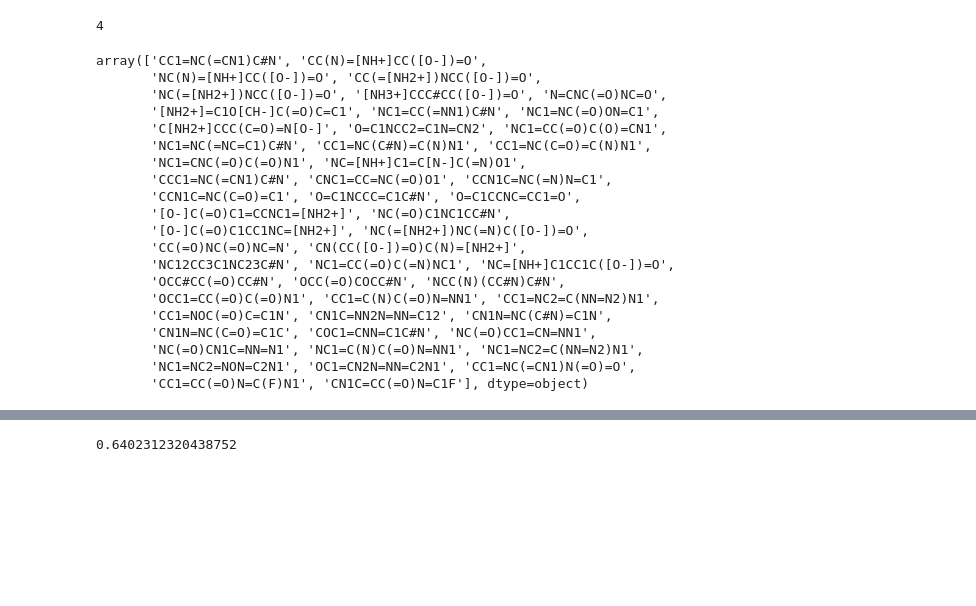
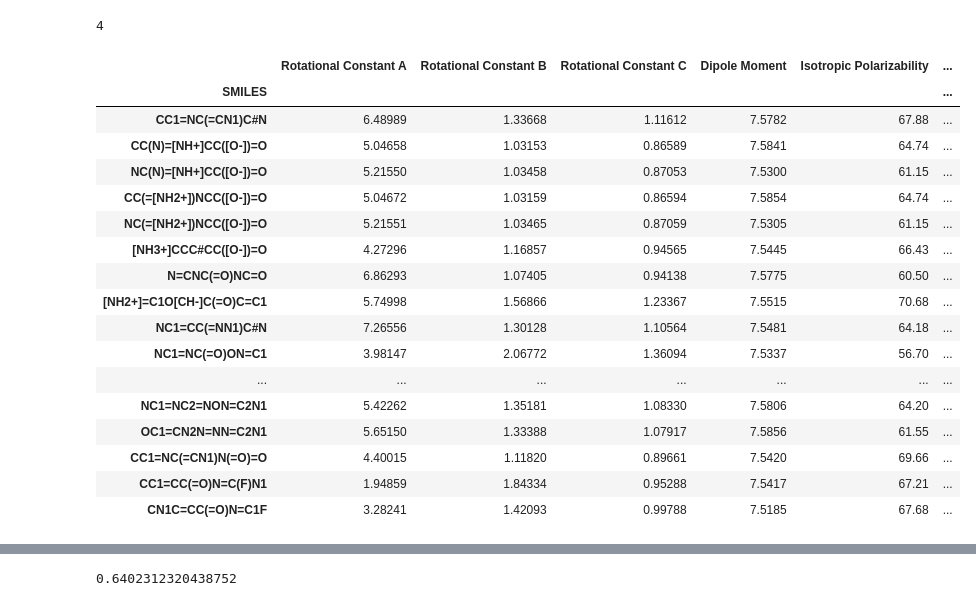
Before and after one commit to acmater/exmoset, a Jupyter notebook: Testing.ipynb, the cells around one changed output, grey strips where cells are left out. Saved outputs shown, nothing was run; the diff lists cells and outputs as text; code cells hidden in the pictures; blank space fills up the shorter version.

```diff
--- a/Testing.ipynb
+++ b/Testing.ipynb
@@ -43,25 +43,45 @@ mols2 = ['CC#C', 'CC#N', 'CC#CC', 'CCC#C', 'CCC#N', 'NCC#N', 'OCC#C', 'OCC#N', '
+mols3 = ['CC1=NC(=CN1)C#N', 'CC(N)=[NH+]CC([O-])=O',
+       'NC(N)=[NH+]CC([O-])=O', 'CC(=[NH2+])NCC([O-])=O',
+       'NC(=[NH2+])NCC([O-])=O', '[NH3+]CCC#CC([O-])=O', 'N=CNC(=O)NC=O',
+       '[NH2+]=C1O[CH-]C(=O)C=C1', 'NC1=CC(=NN1)C#N', 'NC1=NC(=O)ON=C1',
+       'C[NH2+]CCC(C=O)=N[O-]', 'O=C1NCC2=C1N=CN2', 'NC1=CC(=O)C(O)=CN1',
+       'NC1=NC(=NC=C1)C#N', 'CC1=NC(C#N)=C(N)N1', 'CC1=NC(C=O)=C(N)N1',
+       'NC1=CNC(=O)C(=O)N1', 'NC=[NH+]C1=C[N-]C(=N)O1',
+       'CCC1=NC(=CN1)C#N', 'CNC1=CC=NC(=O)O1', 'CCN1C=NC(=N)N=C1',
+       'CCN1C=NC(C=O)=C1', 'O=C1NCCC=C1C#N', 'O=C1CCNC=CC1=O',
+       '[O-]C(=O)C1=CCNC1=[NH2+]', 'NC(=O)C1NC1CC#N',
+       '[O-]C(=O)C1CC1NC=[NH2+]', 'NC(=[NH2+])NC(=N)C([O-])=O',
+       'CC(=O)NC(=O)NC=N', 'CN(CC([O-])=O)C(N)=[NH2+]',
+       'NC12CC3C1NC23C#N', 'NC1=CC(=O)C(=N)NC1', 'NC=[NH+]C1CC1C([O-])=O',
+       'OCC#CC(=O)CC#N', 'OCC(=O)COCC#N', 'NCC(N)(CC#N)C#N',
+       'OCC1=CC(=O)C(=O)N1', 'CC1=C(N)C(=O)N=NN1', 'CC1=NC2=C(NN=N2)N1',
+       'CC1=NOC(=O)C=C1N', 'CN1C=NN2N=NN=C12', 'CN1N=NC(C#N)=C1N',
+       'CN1N=NC(C=O)=C1C', 'COC1=CNN=C1C#N', 'NC(=O)CC1=CN=NN1',
+       'NC(=O)CN1C=NN=N1', 'NC1=C(N)C(=O)N=NN1', 'NC1=NC2=C(NN=N2)N1',
+       'NC1=NC2=NON=C2N1', 'OC1=CN2N=NN=C2N1', 'CC1=NC(=CN1)N(=O)=O',
+       'CC1=CC(=O)N=C(F)N1', 'CN1C=CC(=O)N=C1F']
 import pandas as pd
 
-df = pd.read_csv("molsim/data/QM9_Data.csv")
-df[np.logical_and((df["Dipole Moment"] > 7.5).to_numpy(), (df["Dipole Moment"] < 7.6).to_numpy())]["SMILES"].to_numpy()
+df = pd.read_csv("molsim/data/QM9_Data.csv",index_col="SMILES")
+#df["index"] = np.arange(len(df))
+#df[np.logical_and((df["Isotropic Polarizability"] > 30).to_numpy(), (df["Isotropic Polarizability"] < 35).to_numpy())]["SMILES"].to_numpy()
+df.loc[mols3]#.to_csv("Mini_DF.csv",index_label='index')
 # %% [output]
-array(['CC1=NC(=CN1)C#N', 'CC(N)=[NH+]CC([O-])=O',
-       'NC(N)=[NH+]CC([O-])=O', 'CC(=[NH2+])NCC([O-])=O',
-       'NC(=[NH2+])NCC([O-])=O', '[NH3+]CCC#CC([O-])=O', 'N=CNC(=O)NC=O',
-       '[NH2+]=C1O[CH-]C(=O)C=C1', 'NC1=CC(=NN1)C#N', 'NC1=NC(=O)ON=C1',
-       'C[NH2+]CCC(C=O)=N[O-]', 'O=C1NCC2=C1N=CN2', 'NC1=CC(=O)C(O)=CN1',
-       'NC1=NC(=NC=C1)C#N', 'CC1=NC(C#N)=C(N)N1', 'CC1=NC(C=O)=C(N)N1',
-       'NC1=CNC(=O)C(=O)N1', 'NC=[NH+]C1=C[N-]C(=N)O1',
-       'CCC1=NC(=CN1)C#N', 'CNC1=CC=NC(=O)O1', 'CCN1C=NC(=N)N=C1',
-       'CCN1C=NC(C=O)=C1', 'O=C1NCCC=C1C#N', 'O=C1CCNC=CC1=O',
-       '[O-]C(=O)C1=CCNC1=[NH2+]', 'NC(=O)C1NC1CC#N',
-       '[O-]C(=O)C1CC1NC=[NH2+]', 'NC(=[NH2+])NC(=N)C([O-])=O',
-       'CC(=O)NC(=O)NC=N', 'CN(CC([O-])=O)C(N)=[NH2+]',
-       'NC12CC3C1NC23C#N', 'NC1=CC(=O)C(=N)NC1', 'NC=[NH+]C1CC1C([O-])=O',
-       'OCC#CC(=O)CC#N', 'OCC(=O)COCC#N', 'NCC(N)(CC#N)C#N',
-       'OCC1=CC(=O)C(=O)N1', 'CC1=C(N)C(=O)N=NN1', 'CC1=NC2=C(NN=N2)N1',
-       'CC1=NOC(=O)C=C1N', 'CN1C=NN2N=NN=C12', 'CN1N=NC(C#N)=C1N',
-       'CN1N=NC(C=O)=C1C', 'COC1=CNN=C1C#N', 'NC(=O)CC1=CN=NN1',
-       'NC(=O)CN1C=NN=N1', 'NC1=C(N)C(=O)N=NN1', 'NC1=NC2=C(NN=N2)N1',
-       'NC1=NC2=NON=C2N1', 'OC1=CN2N=NN=C2N1', 'CC1=NC(=CN1)N(=O)=O',
-       'CC1=CC(=O)N=C(F)N1', 'CN1C=CC(=O)N=C1F'], dtype=object)
+|  | Rotational Constant A | Rotational Constant B | Rotational Constant C | Dipole Moment | Isotropic Polarizability | ... |
+| SMILES |  |  |  |  |  | ... |
+| CC1=NC(=CN1)C#N | 6.48989 | 1.33668 | 1.11612 | 7.5782 | 67.88 | ... |
+| CC(N)=[NH+]CC([O-])=O | 5.04658 | 1.03153 | 0.86589 | 7.5841 | 64.74 | ... |
+| NC(N)=[NH+]CC([O-])=O | 5.21550 | 1.03458 | 0.87053 | 7.5300 | 61.15 | ... |
+| CC(=[NH2+])NCC([O-])=O | 5.04672 | 1.03159 | 0.86594 | 7.5854 | 64.74 | ... |
+| NC(=[NH2+])NCC([O-])=O | 5.21551 | 1.03465 | 0.87059 | 7.5305 | 61.15 | ... |
+| [NH3+]CCC#CC([O-])=O | 4.27296 | 1.16857 | 0.94565 | 7.5445 | 66.43 | ... |
+| N=CNC(=O)NC=O | 6.86293 | 1.07405 | 0.94138 | 7.5775 | 60.50 | ... |
+| [NH2+]=C1O[CH-]C(=O)C=C1 | 5.74998 | 1.56866 | 1.23367 | 7.5515 | 70.68 | ... |
+| NC1=CC(=NN1)C#N | 7.26556 | 1.30128 | 1.10564 | 7.5481 | 64.18 | ... |
+| NC1=NC(=O)ON=C1 | 3.98147 | 2.06772 | 1.36094 | 7.5337 | 56.70 | ... |
+| ... | ... | ... | ... | ... | ... | ... |
+| NC1=NC2=NON=C2N1 | 5.42262 | 1.35181 | 1.08330 | 7.5806 | 64.20 | ... |
+| OC1=CN2N=NN=C2N1 | 5.65150 | 1.33388 | 1.07917 | 7.5856 | 61.55 | ... |
+| CC1=NC(=CN1)N(=O)=O | 4.40015 | 1.11820 | 0.89661 | 7.5420 | 69.66 | ... |
+| CC1=CC(=O)N=C(F)N1 | 1.94859 | 1.84334 | 0.95288 | 7.5417 | 67.21 | ... |
+| CN1C=CC(=O)N=C1F | 3.28241 | 1.42093 | 0.99788 | 7.5185 | 67.68 | ... |
```
Also changed, not shown: parts of 1 cell of this notebook, 3 other files.
